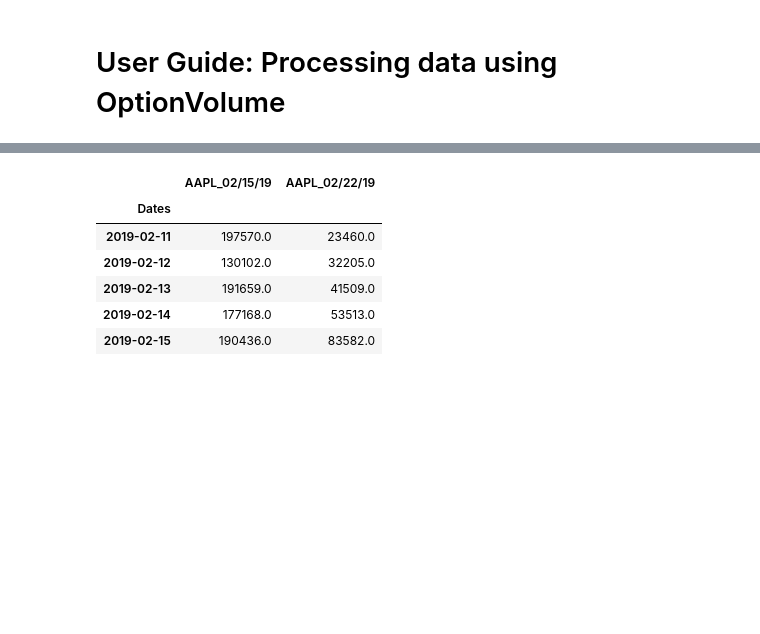
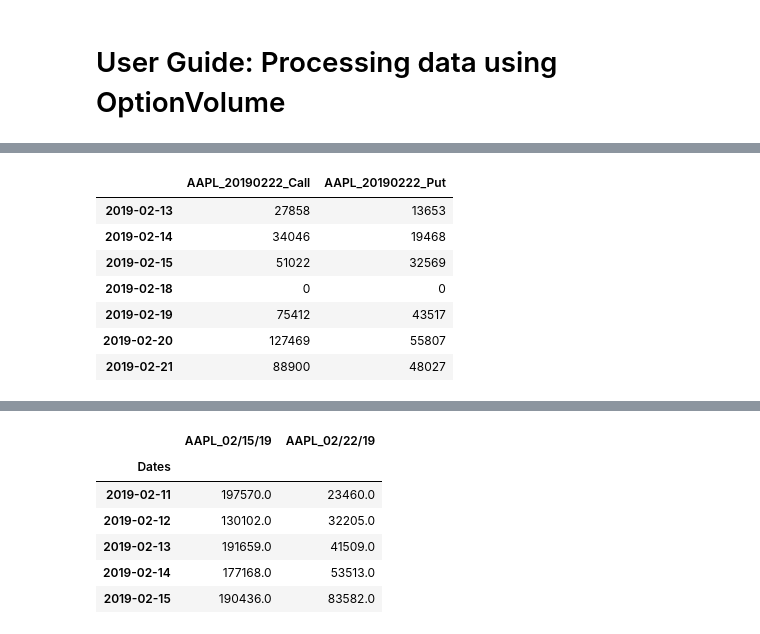
Before and after one commit to YaxunYang/CTC_vol, a Jupyter notebook: code/User Guide Processing data using OptionVolume.ipynb, the cells around one changed output, grey strips where cells are left out. Saved outputs shown, nothing was run; the diff lists cells and outputs as text; code cells hidden in the pictures; blank space fills up the shorter version.

```diff
--- a/code/User Guide Processing data using OptionVolume.ipynb
+++ b/code/User Guide Processing data using OptionVolume.ipynb
@@ -2,0 +88,11 @@
+# %%
+df4.iloc[-7:]
+# %% [output]
+|  | AAPL_20190222_Call | AAPL_20190222_Put |
+| 2019-02-13 | 27858 | 13653 |
+| 2019-02-14 | 34046 | 19468 |
+| 2019-02-15 | 51022 | 32569 |
+| 2019-02-18 | 0 | 0 |
+| 2019-02-19 | 75412 | 43517 |
+| 2019-02-20 | 127469 | 55807 |
+| 2019-02-21 | 88900 | 48027 |
```
Also changed, not shown: parts of 13 cells of this notebook, 4 other files.
